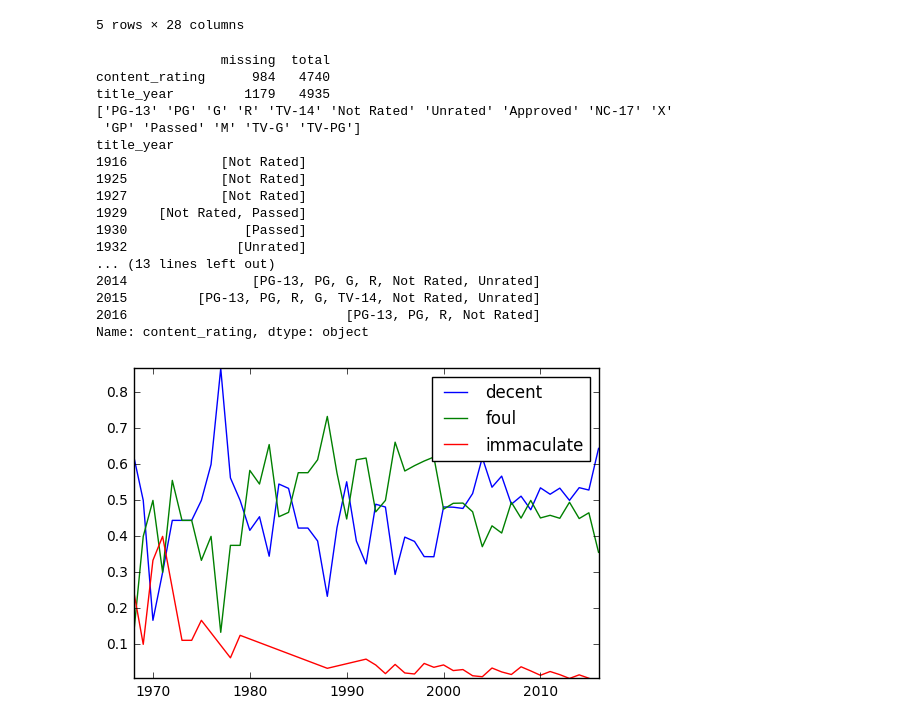
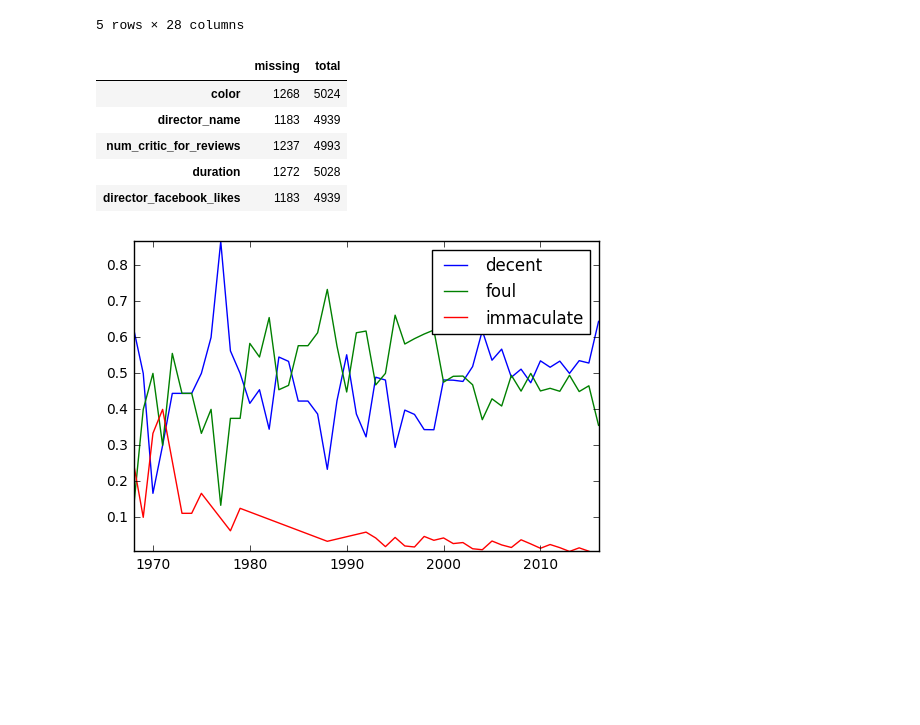
Before and after one commit to mturzanska/kaggle, a Jupyter notebook: kaggle_datasets_imdb.ipynb, the cells around one changed output. Cells and saved outputs as stored; diff of their text form; code cells hidden in the pictures; blank space fills up the shorter version.

```diff
--- a/kaggle_datasets_imdb.ipynb
+++ b/kaggle_datasets_imdb.ipynb
@@ -26,20 +27,28 @@ df.head()
 # %%
 ### SHARE OF MISSING DATA PER ATTRIBUTE ###
 
 missing = df[df.isnull().any(axis=1)].count().to_frame()
 missing.columns = ['missing']
 total = df.count().to_frame()
 total.columns = ['total']
 
 share_of_missing = missing.join(total)
 share_of_missing.share = share_of_missing.missing / share_of_missing.total
+share_of_missing.head()
+# %% [output]
+|  | missing | total |
+| color | 1268 | 5024 |
+| director_name | 1183 | 4939 |
+| num_critic_for_reviews | 1237 | 4993 |
+| duration | 1272 | 5028 |
+| director_facebook_likes | 1183 | 4939 |
 # %%
 ### CONTENT RATINGS TIME SERIES ###
 
 # Prepare subset of the data
 
 labels = ['content_rating', 'title_year']
-print share_of_missing.loc[labels]
+# print share_of_missing.loc[labels]
 
 ts = df[labels]
 ts = ts[pd.notnull(ts.title_year) & pd.notnull(ts.content_rating)]
@@ -48,10 +57,12 @@ ts.title_year = ts.title_year.astype(int)
 
 # Get distinct content rating values
 
-print ts.content_rating.unique()
-ratings = ts[labels].groupby('title_year')['content_rating'].unique()
-print ratings.head(10)
-print ratings.tail(10)
+# print ts.content_rating.unique()
+
+ratings = ts[labels].groupby('title_year')['content_rating'].unique
+
+# print ratings.head(10)
+# print ratings.tail(10)
 
 
 # Map content ratings from different periods
@@ -94,23 +105,6 @@ axes.set_xlim([ts.title_year.min(), ts.title_year.max()])
 plt.legend(ratings)
 plt.show()
 # %% [output]
-                missing  total
-content_rating      984   4740
-title_year         1179   4935
-['PG-13' 'PG' 'G' 'R' 'TV-14' 'Not Rated' 'Unrated' 'Approved' 'NC-17' 'X'
- 'GP' 'Passed' 'M' 'TV-G' 'TV-PG']
-title_year
-1916            [Not Rated]
-1925            [Not Rated]
-1927            [Not Rated]
-1929    [Not Rated, Passed]
-1930               [Passed]
-1932              [Unrated]
-... (13 lines left out)
-2014                [PG-13, PG, G, R, Not Rated, Unrated]
-2015         [PG-13, PG, R, G, TV-14, Not Rated, Unrated]
-2016                            [PG-13, PG, R, Not Rated]
-Name: content_rating, dtype: object
 [figure]
 # %%
 # Comparing change in content rating share between 2000 and 2010 using Chi-square
```
Also changed, not shown: parts of 4 cells of this notebook, 1 other file.
